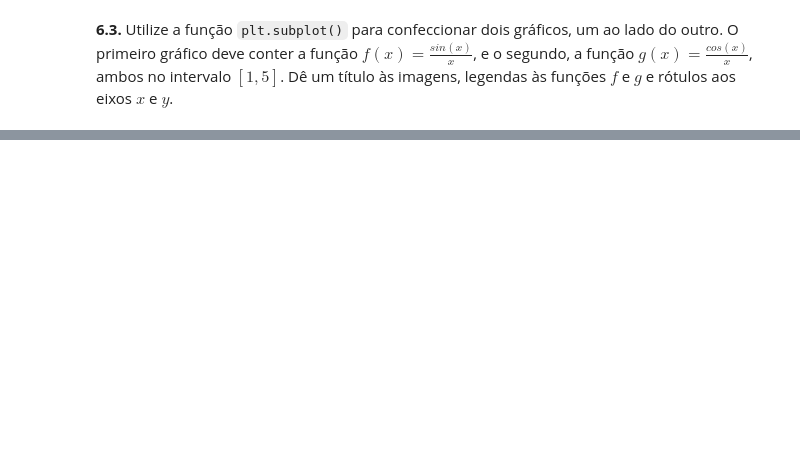
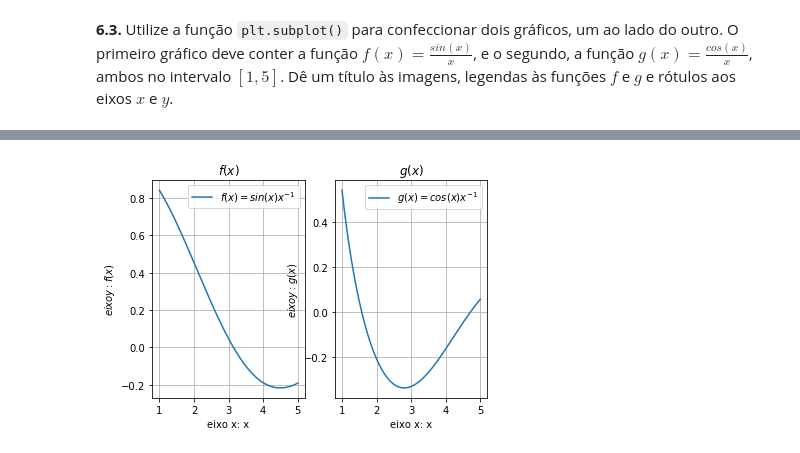
Before and after one commit to grupo-estudo-metodos/listas, a Jupyter notebook: MNE_L01.ipynb, the cells around one changed output, grey strips where cells are left out. Cells and saved outputs as stored; diff of their text form; code cells hidden in the pictures; blank space fills up the shorter version.

```diff
--- a/MNE_L01.ipynb
+++ b/MNE_L01.ipynb
@@ -191,0 +330,24 @@ plt.plot(x,g)
+# %%
+x=linspace(1,5,500)
+y1=np.sin(x)/x
+y2=np.cos(x)/x
+
+subplot(1,2,1)
+plot(x,y1)
+xlabel('eixo x: x')
+ylabel('$eixo y: f(x)$')
+title('$f(x)$')
+legend(['$f(x) = {sin(x)}{x}^{-1}$'])
+grid(True)
+
+subplot(1,2,2)
+plot(x,y2)
+title('$g(x)$')
+xlabel('eixo x: x')
+ylabel('$eixo y: g(x)$')
+legend(['$g(x) = {cos(x)}{x}^{-1}$'])
+grid(True)
+
+show()
+# %% [output]
+[figure, added]
```
Also changed, not shown: parts of 21 cells of this notebook.
